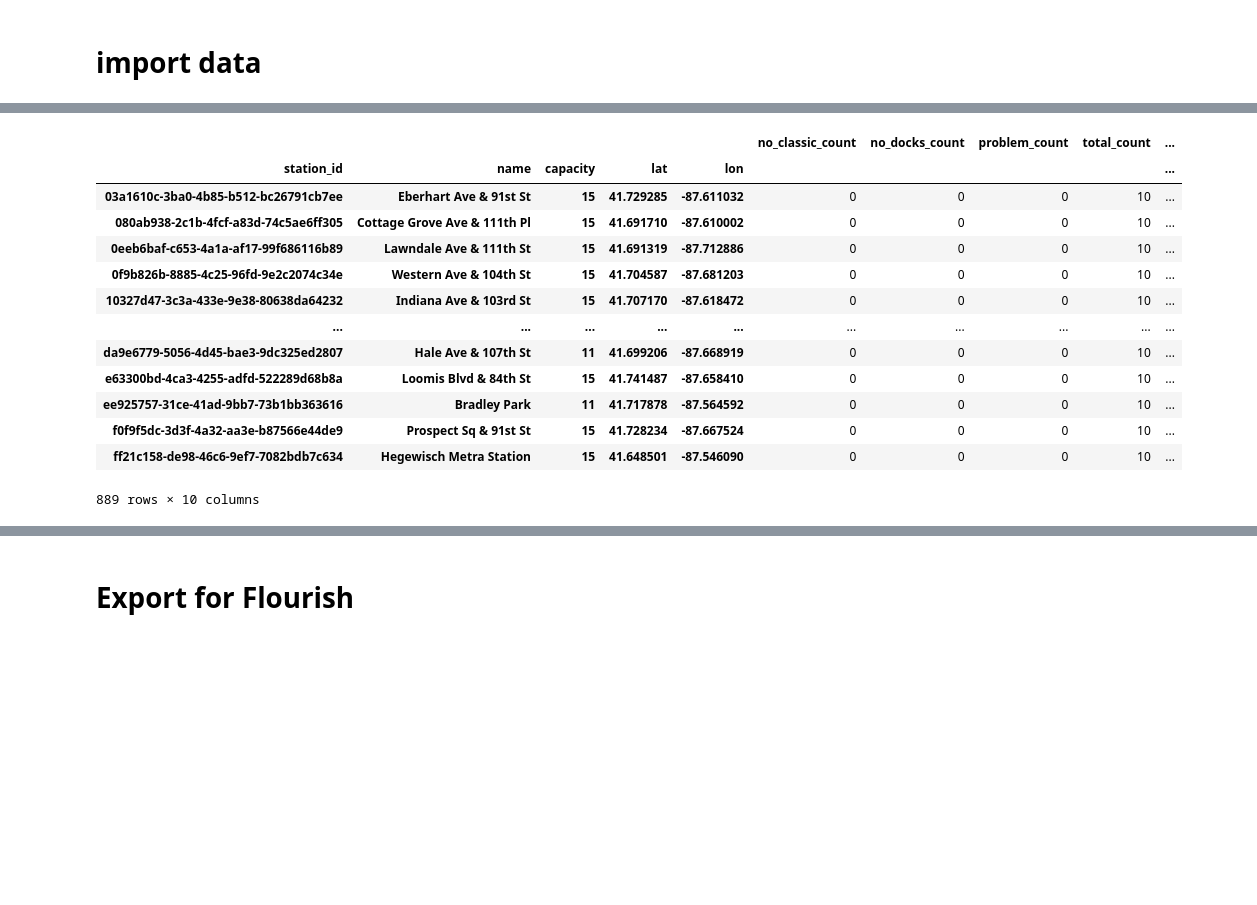
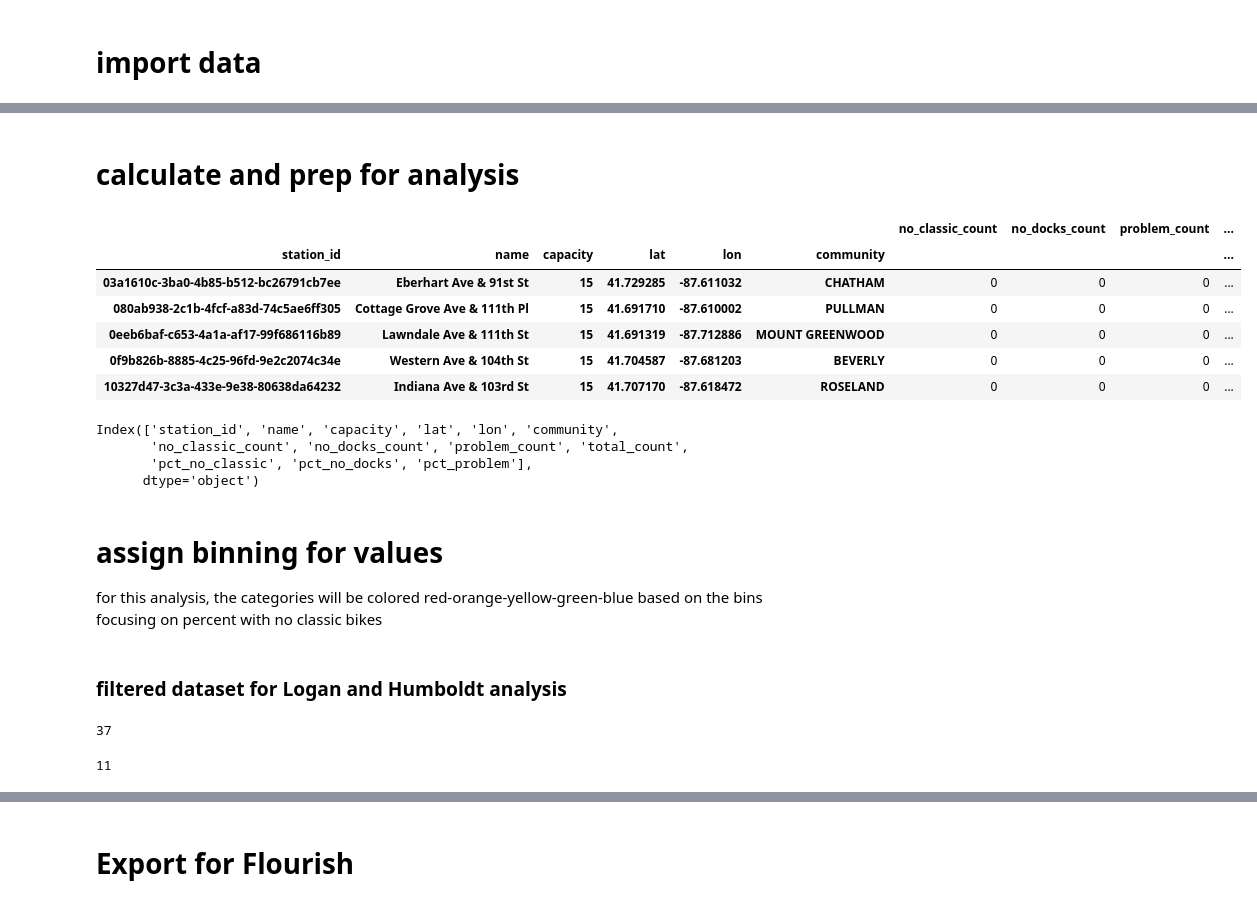
Before and after one commit to reliablerascal/divvy-performance, a Jupyter notebook: notebooks/03-summarize-data.ipynb, the cells around one changed output, grey strips where cells are left out. Drawn from its saved outputs; the diff is of its cells as text; code cells hidden in the pictures; blank space fills up the shorter version.

```diff
--- a/notebooks/03-summarize-data.ipynb
+++ b/notebooks/03-summarize-data.ipynb
@@ -78,30 +62,22 @@ Index(['num_bikes_disabled', 'num_scooters_available', 'num_docks_available',
       dtype='object')
+# %% [markdown]
+# calculate and prep for analysis
 # %%
-df_summary = result = df.groupby(['station_id','name','capacity','lat','lon']).agg(
+df_stations = result = df.groupby(['station_id','name','capacity','lat','lon','community']).agg(
     no_classic_count=('is_no_classic', 'sum'),       # Count of is_no_class=True
     no_docks_count=('is_no_docks', 'sum'),       # Count of is_no_docks=True
     problem_count=('is_problem_station', 'sum'),       # either no docks or no classic bikes
     total_count=('station_id', 'size')           # Total count of records per station_id
 )
-df_summary["pct_no_classic"]= 100*station_summary["no_classic_count"]/station_summary["total_count"]
-df_summary["pct_no_docks"]= 100*station_summary["no_docks_count"]/station_summary["total_count"]
-df_summary["pct_problem"]= 100*station_summary["problem_count"]/station_summary["total_count"]
-df_summary["bin_no_classic"]= df_summary['pct_no_classic'].apply(assign_bin)
-df_summary["bin_no_docks"]= df_summary['pct_no_docks'].apply(assign_bin)
-df_summary["bin_problem"]= df_summary['pct_problem'].apply(assign_bin)
-df_summary
+df_stations["pct_no_classic"]= 100*df_stations["no_classic_count"]/df_stations["total_count"]
+df_stations["pct_no_docks"]= 100*df_stations["no_docks_count"]/df_stations["total_count"]
+df_stations["pct_problem"]= 100*df_stations["problem_count"]/df_stations["total_count"]
+df_stations.head()
 # %% [output]
-|  |  |  |  |  | no_classic_count | no_docks_count | problem_count | total_count | ... |
-| station_id | name | capacity | lat | lon |  |  |  |  | ... |
-| 03a1610c-3ba0-4b85-b512-bc26791cb7ee | Eberhart Ave & 91st St | 15 | 41.729285 | -87.611032 | 0 | 0 | 0 | 10 | ... |
-| 080ab938-2c1b-4fcf-a83d-74c5ae6ff305 | Cottage Grove Ave & 111th Pl | 15 | 41.691710 | -87.610002 | 0 | 0 | 0 | 10 | ... |
-| 0eeb6baf-c653-4a1a-af17-99f686116b89 | Lawndale Ave & 111th St | 15 | 41.691319 | -87.712886 | 0 | 0 | 0 | 10 | ... |
-| 0f9b826b-8885-4c25-96fd-9e2c2074c34e | Western Ave & 104th St | 15 | 41.704587 | -87.681203 | 0 | 0 | 0 | 10 | ... |
-| 10327d47-3c3a-433e-9e38-80638da64232 | Indiana Ave & 103rd St | 15 | 41.707170 | -87.618472 | 0 | 0 | 0 | 10 | ... |
-| ... | ... | ... | ... | ... | ... | ... | ... | ... | ... |
-| da9e6779-5056-4d45-bae3-9dc325ed2807 | Hale Ave & 107th St | 11 | 41.699206 | -87.668919 | 0 | 0 | 0 | 10 | ... |
-| e63300bd-4ca3-4255-adfd-522289d68b8a | Loomis Blvd & 84th St | 15 | 41.741487 | -87.658410 | 0 | 0 | 0 | 10 | ... |
-| ee925757-31ce-41ad-9bb7-73b1bb363616 | Bradley Park | 11 | 41.717878 | -87.564592 | 0 | 0 | 0 | 10 | ... |
-| f0f9f5dc-3d3f-4a32-aa3e-b87566e44de9 | Prospect Sq & 91st St | 15 | 41.728234 | -87.667524 | 0 | 0 | 0 | 10 | ... |
-| ff21c158-de98-46c6-9ef7-7082bdb7c634 | Hegewisch Metra Station | 15 | 41.648501 | -87.546090 | 0 | 0 | 0 | 10 | ... |
+|  |  |  |  |  |  | no_classic_count | no_docks_count | problem_count | ... |
+| station_id | name | capacity | lat | lon | community |  |  |  | ... |
+| 03a1610c-3ba0-4b85-b512-bc26791cb7ee | Eberhart Ave & 91st St | 15 | 41.729285 | -87.611032 | CHATHAM | 0 | 0 | 0 | ... |
+| 080ab938-2c1b-4fcf-a83d-74c5ae6ff305 | Cottage Grove Ave & 111th Pl | 15 | 41.691710 | -87.610002 | PULLMAN | 0 | 0 | 0 | ... |
+| 0eeb6baf-c653-4a1a-af17-99f686116b89 | Lawndale Ave & 111th St | 15 | 41.691319 | -87.712886 | MOUNT GREENWOOD | 0 | 0 | 0 | ... |
+| 0f9b826b-8885-4c25-96fd-9e2c2074c34e | Western Ave & 104th St | 15 | 41.704587 | -87.681203 | BEVERLY | 0 | 0 | 0 | ... |
+| 10327d47-3c3a-433e-9e38-80638da64232 | Indiana Ave & 103rd St | 15 | 41.707170 | -87.618472 | ROSELAND | 0 | 0 | 0 | ... |
-889 rows × 10 columns
@@ -107,0 +86,11 @@ df_summary
+# %%
+df_stations.columns
+# %% [output]
+Index(['station_id', 'name', 'capacity', 'lat', 'lon', 'community',
+       'no_classic_count', 'no_docks_count', 'problem_count', 'total_count',
+       'pct_no_classic', 'pct_no_docks', 'pct_problem'],
+      dtype='object')
+# %% [markdown]
+# assign binning for values
+for this analysis, the categories will be colored red-orange-yellow-green-blue based on the bins<br>
+focusing on percent with no classic bikes
@@ -107,0 +106,14 @@ df_summary
+# %% [markdown]
+### filtered dataset for Logan and Humboldt analysis
+# %%
+df_stations_logan_humboldt= df_stations[(
+    df_stations['community']=='LOGAN SQUARE') | (df_stations['community'] == 'HUMBOLDT PARK')]
+len(df_stations_logan_humboldt)
+# %% [output]
+37
+# %%
+df_stations_humboldt= df_stations[(
+    df_stations['community'] == 'HUMBOLDT PARK')]
+len(df_stations_humboldt)
+# %% [output]
+11
```
Also changed, not shown: parts of 21 cells of this notebook, 13 other files.
